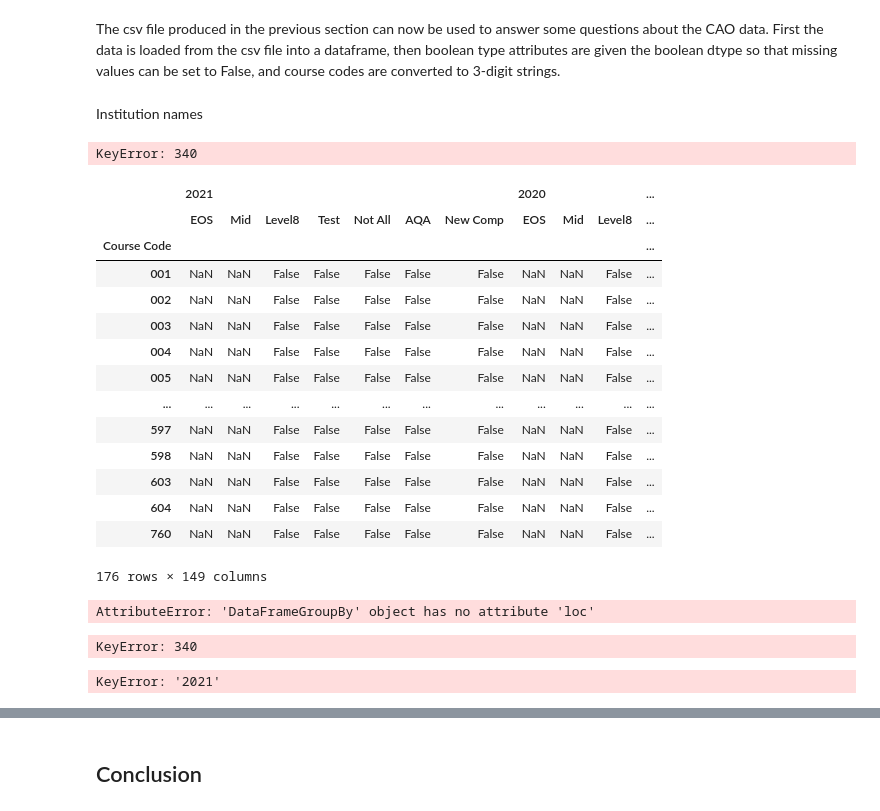
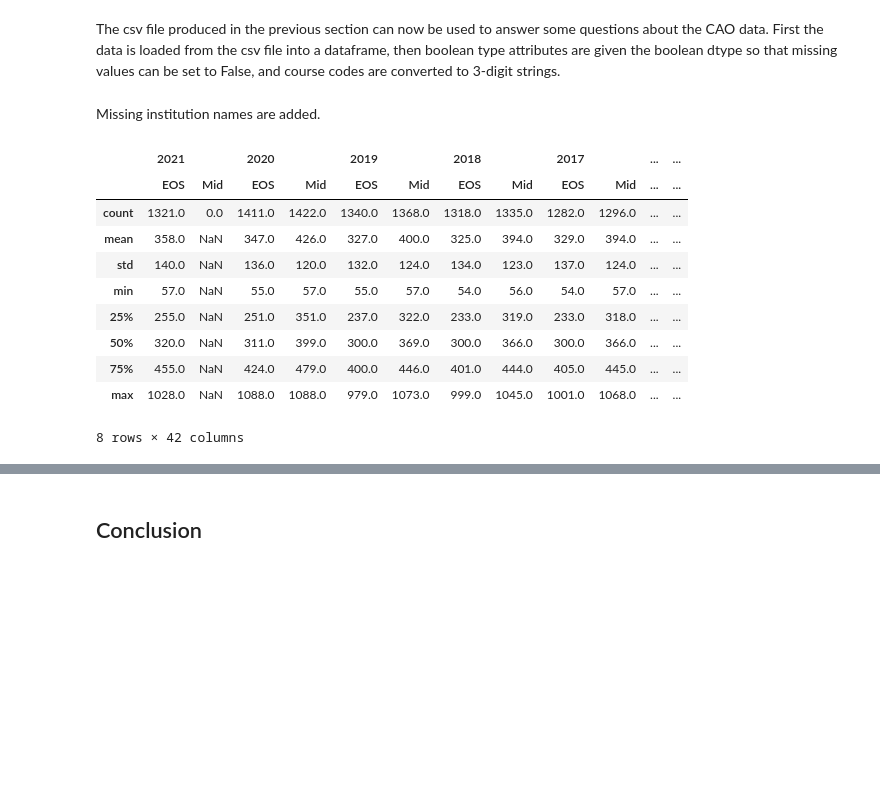
Before and after one commit to fod/fundamentals-data-analysis, a Jupyter notebook: cao.ipynb, the cells around one changed output, grey strips where cells are left out. Drawn from its saved outputs; the diff is of its cells as text; code cells hidden in the pictures; blank space fills up the shorter version.

```diff
--- a/cao.ipynb
+++ b/cao.ipynb
@@ -881,40 +871,23 @@ def load_cao_csv():
 
 df = load_cao_csv()
 # %% [markdown]
-Institution names
+Missing institution names are added.
 # %%
 # Forward and back fill within groups
 df.loc[:,(slice(None), 'Institution')] = df.loc[:,(slice(None), 'Institution')].groupby('Institution Code').transform(lambda x: x.ffill().bfill())
 # Backfill Laterally to fill in gaps
 df.loc[:,(slice(None), 'Institution')] = df.loc[:,(slice(None), 'Institution')].bfill(axis=1)
-# %%
-with pd.option_context('display.max_rows', None, 'display.max_columns', None):
-    display(df[('2021', 'Institution')])
-# %% [output]
-KeyError: 340
 # %%
-df.loc[('DT', )]
+df.describe().round()
 # %% [output]
-|  | 2021 |  |  |  |  |  |  | 2020 |  |  | ... |
-|  | EOS | Mid | Level8 | Test | Not All | AQA | New Comp | EOS | Mid | Level8 | ... |
-| Course Code |  |  |  |  |  |  |  |  |  |  | ... |
-| 001 | NaN | NaN | False | False | False | False | False | NaN | NaN | False | ... |
-| 002 | NaN | NaN | False | False | False | False | False | NaN | NaN | False | ... |
-| 003 | NaN | NaN | False | False | False | False | False | NaN | NaN | False | ... |
-| 004 | NaN | NaN | False | False | False | False | False | NaN | NaN | False | ... |
-| 005 | NaN | NaN | False | False | False | False | False | NaN | NaN | False | ... |
-| ... | ... | ... | ... | ... | ... | ... | ... | ... | ... | ... | ... |
-| 597 | NaN | NaN | False | False | False | False | False | NaN | NaN | False | ... |
-| 598 | NaN | NaN | False | False | False | False | False | NaN | NaN | False | ... |
-| 603 | NaN | NaN | False | False | False | False | False | NaN | NaN | False | ... |
-| 604 | NaN | NaN | False | False | False | False | False | NaN | NaN | False | ... |
-| 760 | NaN | NaN | False | False | False | False | False | NaN | NaN | False | ... |
+|  | 2021 |  | 2020 |  | 2019 |  | 2018 |  | 2017 |  | ... | ... |
+|  | EOS | Mid | EOS | Mid | EOS | Mid | EOS | Mid | EOS | Mid | ... | ... |
+| count | 1321.0 | 0.0 | 1411.0 | 1422.0 | 1340.0 | 1368.0 | 1318.0 | 1335.0 | 1282.0 | 1296.0 | ... | ... |
+| mean | 358.0 | NaN | 347.0 | 426.0 | 327.0 | 400.0 | 325.0 | 394.0 | 329.0 | 394.0 | ... | ... |
+| std | 140.0 | NaN | 136.0 | 120.0 | 132.0 | 124.0 | 134.0 | 123.0 | 137.0 | 124.0 | ... | ... |
+| min | 57.0 | NaN | 55.0 | 57.0 | 55.0 | 57.0 | 54.0 | 56.0 | 54.0 | 57.0 | ... | ... |
+| 25% | 255.0 | NaN | 251.0 | 351.0 | 237.0 | 322.0 | 233.0 | 319.0 | 233.0 | 318.0 | ... | ... |
+| 50% | 320.0 | NaN | 311.0 | 399.0 | 300.0 | 369.0 | 300.0 | 366.0 | 300.0 | 366.0 | ... | ... |
+| 75% | 455.0 | NaN | 424.0 | 479.0 | 400.0 | 446.0 | 401.0 | 444.0 | 405.0 | 445.0 | ... | ... |
+| max | 1028.0 | NaN | 1088.0 | 1088.0 | 979.0 | 1073.0 | 999.0 | 1045.0 | 1001.0 | 1068.0 | ... | ... |
-176 rows × 149 columns
+8 rows × 42 columns
-# %%
-df.groupby('Institution Code').loc[('2021', 'Institution')]
-# %% [output]
-AttributeError: 'DataFrameGroupBy' object has no attribute 'loc'
-# %%
-df.loc[:,('2021', 'Institution')].unique()
-# %% [output]
-KeyError: 340
@@ -923,4 +893,0 @@ df.loc[:,(slice(None), 'Institution')] = df.loc[:,(slice(None), 'Institution')].
-# %%
-df.loc['2021',' Institution']
-# %% [output]
-KeyError: '2021'
```
Also changed, not shown: parts of 16 cells of this notebook, 1 other file.
